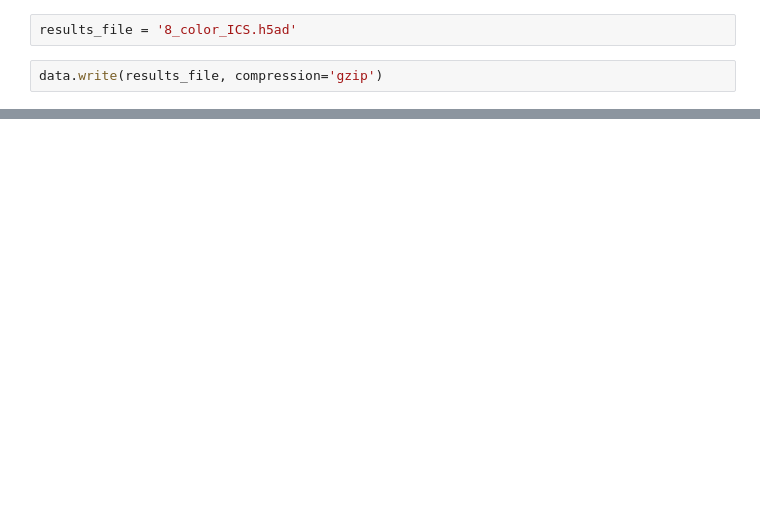
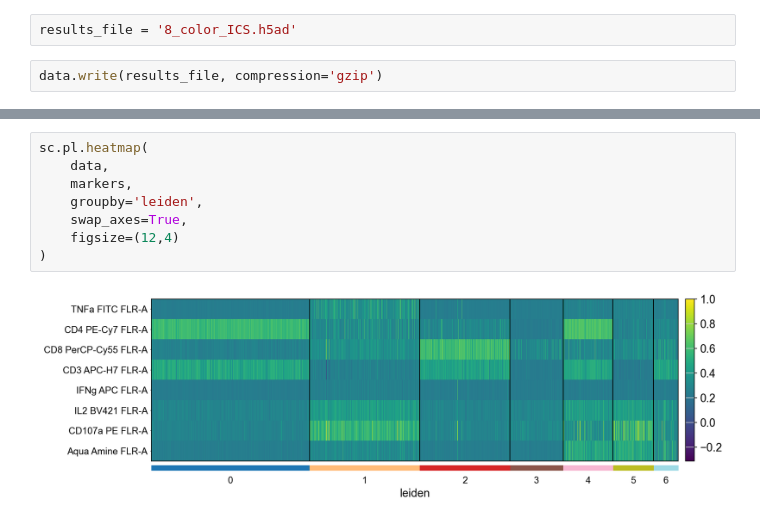
Before and after one commit to cliburn/learn-immune-ds, a Jupyter notebook: cytometry/Use_AnnData_object.ipynb, the cells around one changed output, grey strips where cells are left out. Saved outputs shown, nothing was run; the diff lists cells and outputs as text; blank space fills up the shorter version.

```diff
--- a/cytometry/Use_AnnData_object.ipynb
+++ b/cytometry/Use_AnnData_object.ipynb
@@ -212,0 +256,10 @@ data.write(results_file, compression='gzip')
+# %%
+sc.pl.heatmap(
+    data,
+    markers,
+    groupby='leiden',
+    swap_axes=True,
+    figsize=(12,4)
+)
+# %% [output]
+[figure, added]
```
Also changed, not shown: parts of 27 cells of this notebook.
